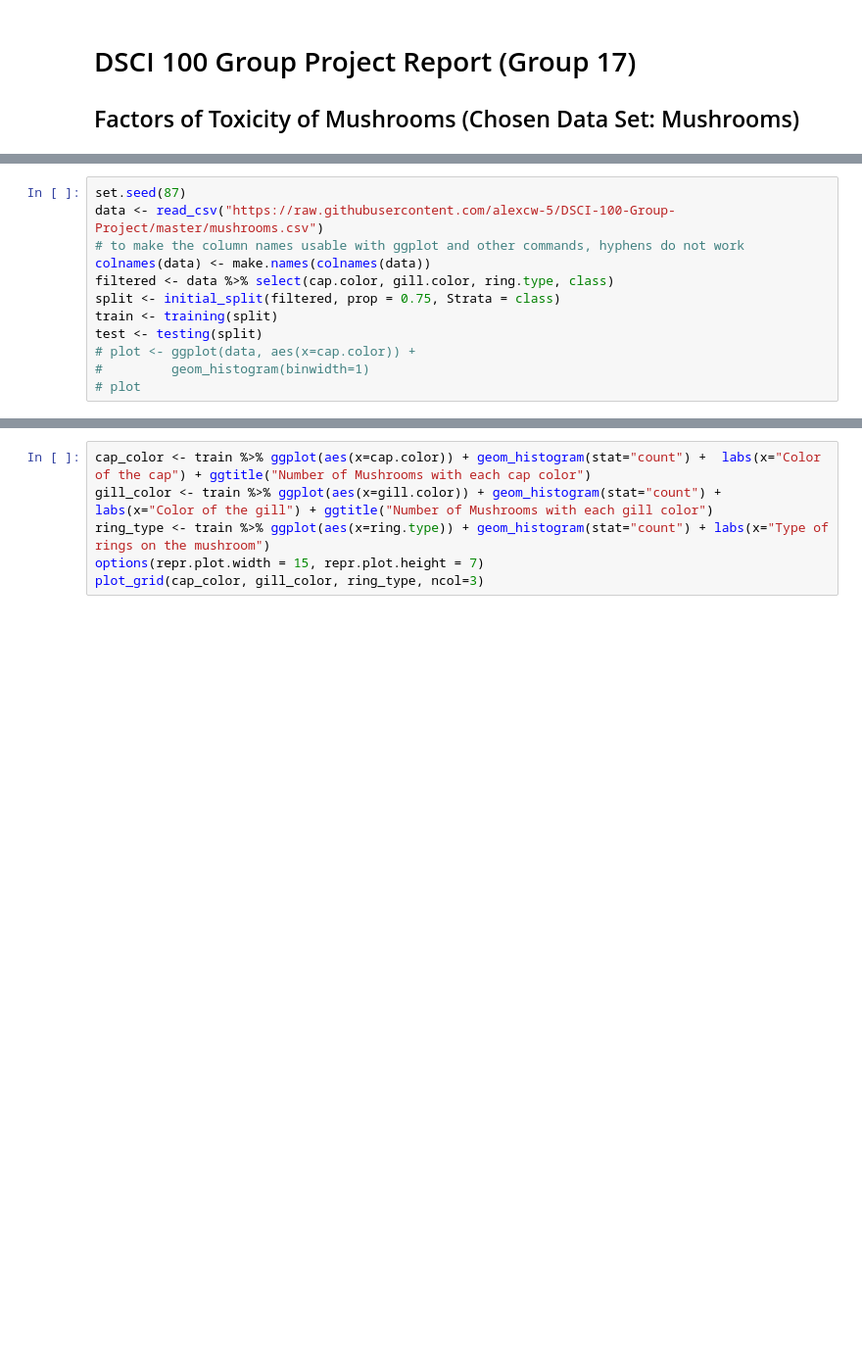
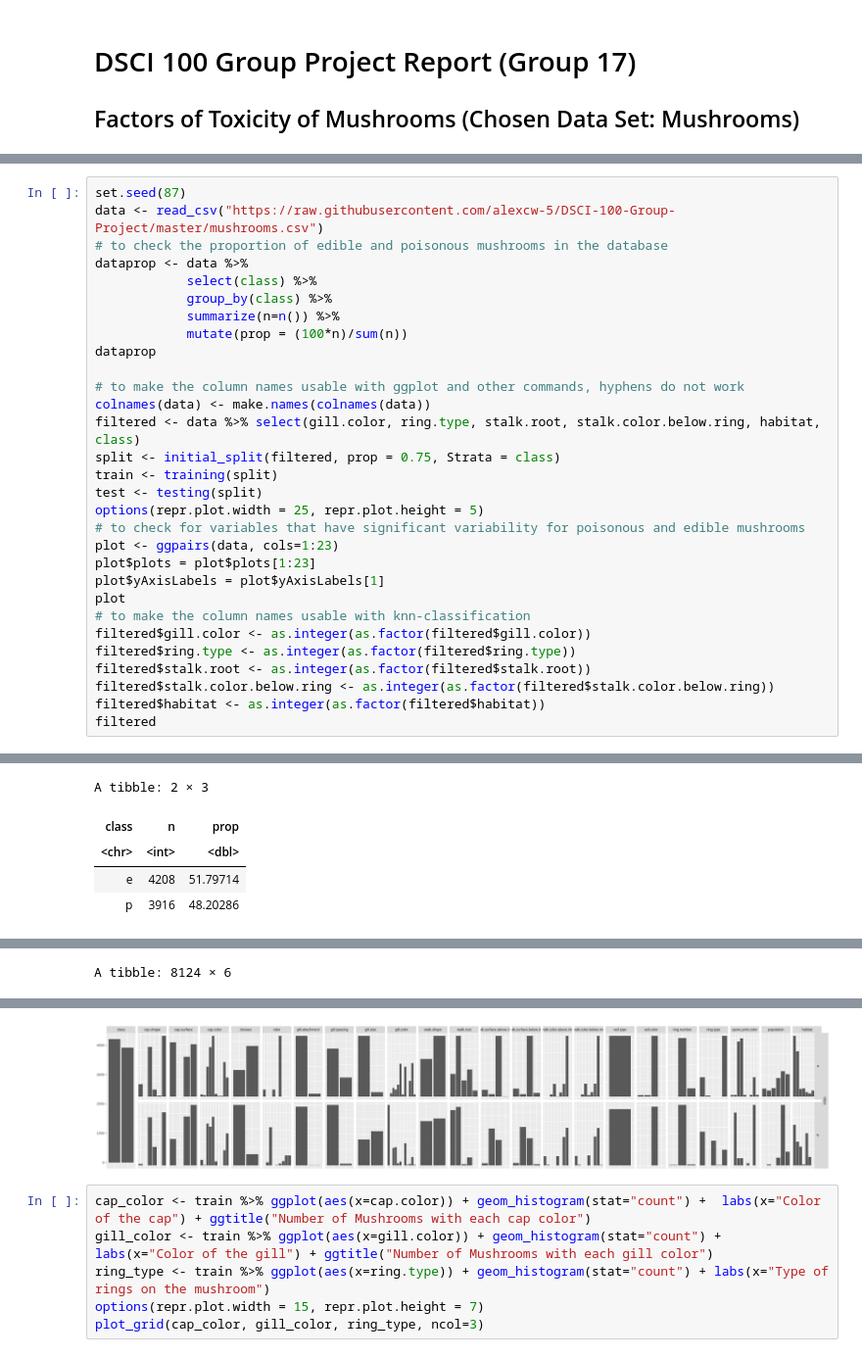
Before and after one commit to alexcw-5/DSCI-100-Group-Project, a Jupyter notebook: Report.ipynb, the cells around one changed output, grey strips where cells are left out. Shown at 98% size. Drawn from its saved outputs; the diff is of its cells as text; blank space fills up the shorter version.

```diff
--- a/Report.ipynb
+++ b/Report.ipynb
@@ -11,15 +27,33 @@ Warning message:
 # %%
 set.seed(87)
 data <- read_csv("https://raw.githubusercontent.com/alexcw-5/DSCI-100-Group-Project/master/mushrooms.csv")
+# to check the proportion of edible and poisonous mushrooms in the database
+dataprop <- data %>%
+            select(class) %>%
+            group_by(class) %>%
+            summarize(n=n()) %>%
+            mutate(prop = (100*n)/sum(n))
+dataprop
+
 # to make the column names usable with ggplot and other commands, hyphens do not work
 colnames(data) <- make.names(colnames(data))
-filtered <- data %>% select(cap.color, gill.color, ring.type, class)
+filtered <- data %>% select(gill.color, ring.type, stalk.root, stalk.color.below.ring, habitat, class)
 split <- initial_split(filtered, prop = 0.75, Strata = class)
 train <- training(split)
 test <- testing(split)
-# plot <- ggplot(data, aes(x=cap.color)) +
-#         geom_histogram(binwidth=1)
-# plot
+options(repr.plot.width = 25, repr.plot.height = 5)
+# to check for variables that have significant variability for poisonous and edible mushrooms
+plot <- ggpairs(data, cols=1:23)
+plot$plots = plot$plots[1:23]
+plot$yAxisLabels = plot$yAxisLabels[1]
+plot
+# to make the column names usable with knn-classification
+filtered$gill.color <- as.integer(as.factor(filtered$gill.color))
+filtered$ring.type <- as.integer(as.factor(filtered$ring.type))
+filtered$stalk.root <- as.integer(as.factor(filtered$stalk.root))
+filtered$stalk.color.below.ring <- as.integer(as.factor(filtered$stalk.color.below.ring))
+filtered$habitat <- as.integer(as.factor(filtered$habitat))
+filtered
 # %% [output]
 Parsed with column specification:
 cols(
@@ -43,0 +75,5 @@ See problems(...) for more details.
+A tibble: 2 × 3
+| class | n | prop |
+| <chr> | <int> | <dbl> |
+| e | 4208 | 51.79714 |
+| p | 3916 | 48.20286 |
@@ -43,0 +82 @@ See problems(...) for more details.
+A tibble: 8124 × 6
@@ -44,3 +101,4 @@ See problems(...) for more details.
+[figure, added]
 # %%
 cap_color <- train %>% ggplot(aes(x=cap.color)) + geom_histogram(stat="count") +  labs(x="Color of the cap") + ggtitle("Number of Mushrooms with each cap color")
 gill_color <- train %>% ggplot(aes(x=gill.color)) + geom_histogram(stat="count") +  labs(x="Color of the gill") + ggtitle("Number of Mushrooms with each gill color")
```
Also changed, not shown: parts of 2 cells of this notebook.
